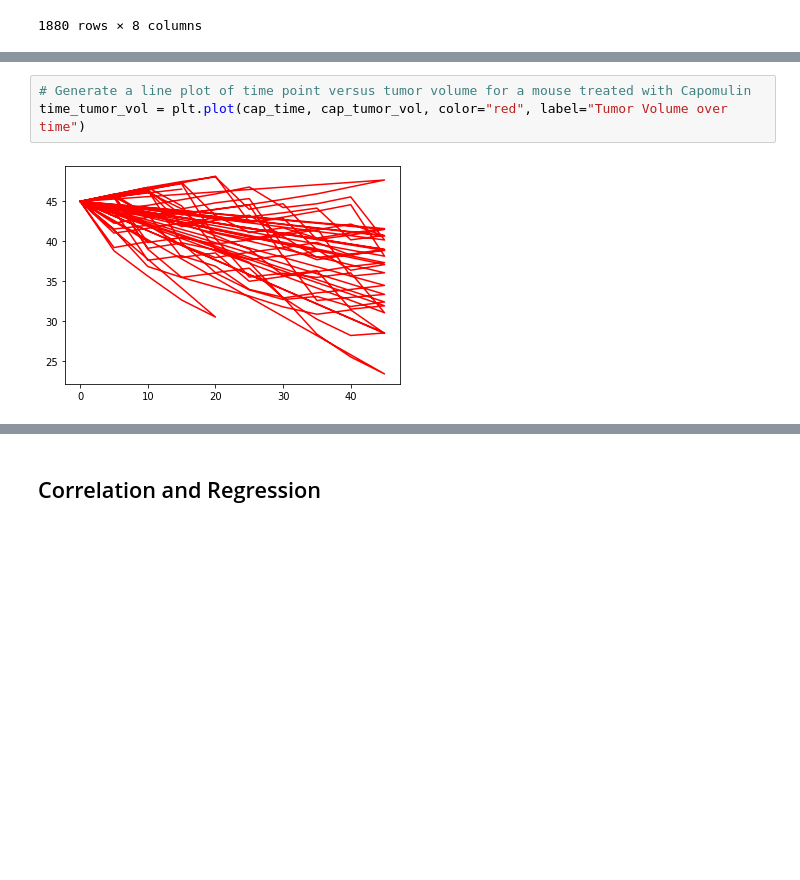
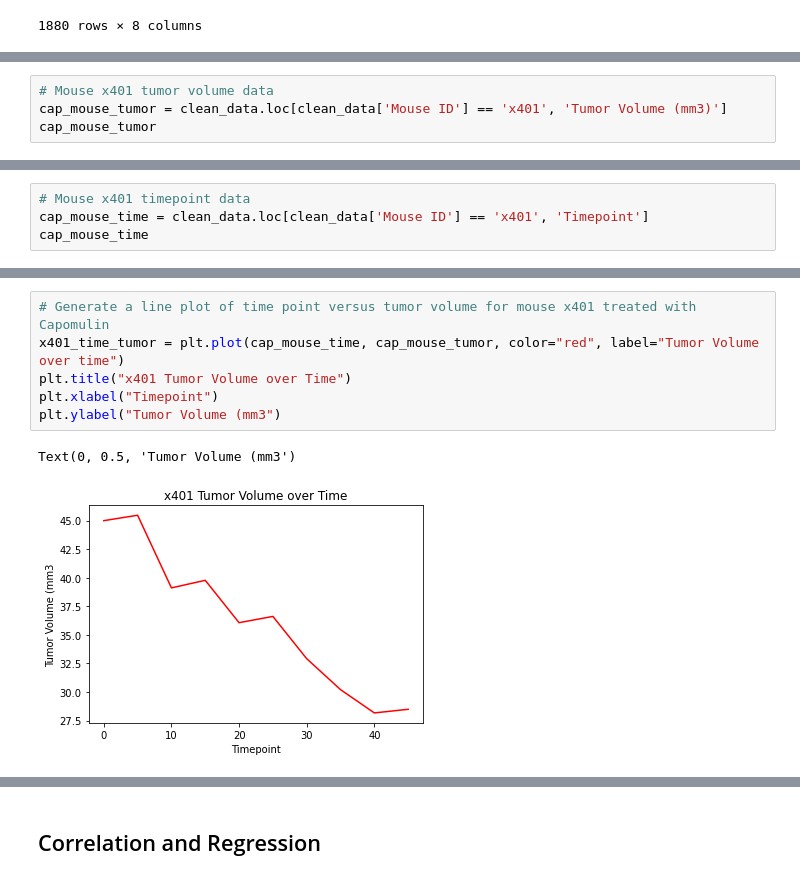
Before and after one commit to jgoody07/matplotlib-challenge, a Jupyter notebook: pymaceuticals_starter.ipynb, the cells around one changed output, grey strips where cells are left out. Cells and saved outputs as stored; diff of their text form; blank space fills up the shorter version.

```diff
--- a/pymaceuticals_starter.ipynb
+++ b/pymaceuticals_starter.ipynb
@@ -363,0 +345,4 @@ Name: Timepoint, Length: 230, dtype: int64
+# %%
+# Mouse x401 tumor volume data
+cap_mouse_tumor = clean_data.loc[clean_data['Mouse ID'] == 'x401', 'Tumor Volume (mm3)']
+cap_mouse_tumor
@@ -363,0 +361,4 @@ Name: Timepoint, Length: 230, dtype: int64
+# %%
+# Mouse x401 timepoint data
+cap_mouse_time = clean_data.loc[clean_data['Mouse ID'] == 'x401', 'Timepoint']
+cap_mouse_time
@@ -364,7 +377,11 @@ Name: Timepoint, Length: 230, dtype: int64
 # %%
-# Generate a line plot of time point versus tumor volume for a mouse treated with Capomulin
-time_tumor_vol = plt.plot(cap_time, cap_tumor_vol, color="red", label="Tumor Volume over time")
+# Generate a line plot of time point versus tumor volume for mouse x401 treated with Capomulin
+x401_time_tumor = plt.plot(cap_mouse_time, cap_mouse_tumor, color="red", label="Tumor Volume over time")
+plt.title("x401 Tumor Volume over Time")
+plt.xlabel("Timepoint")
+plt.ylabel("Tumor Volume (mm3")
 # %% [output]
+Text(0, 0.5, 'Tumor Volume (mm3')
-[figure, old version]
+[figure, new version]
 # %%
 # Generate a scatter plot of mouse weight versus average tumor volume for the Capomulin regimen
```
Also changed, not shown: parts of 17 cells of this notebook.
